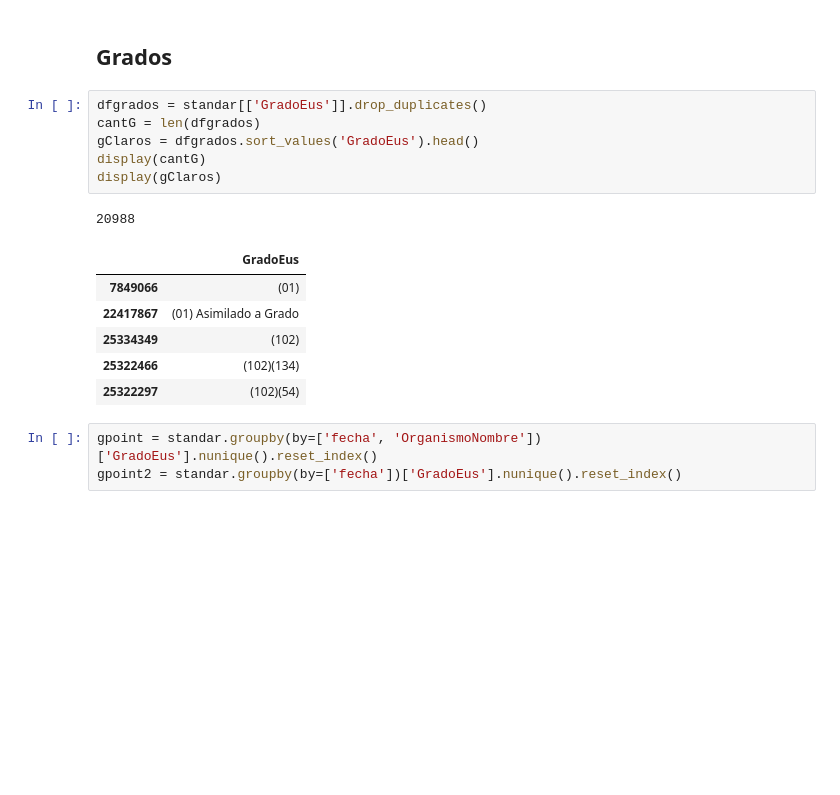
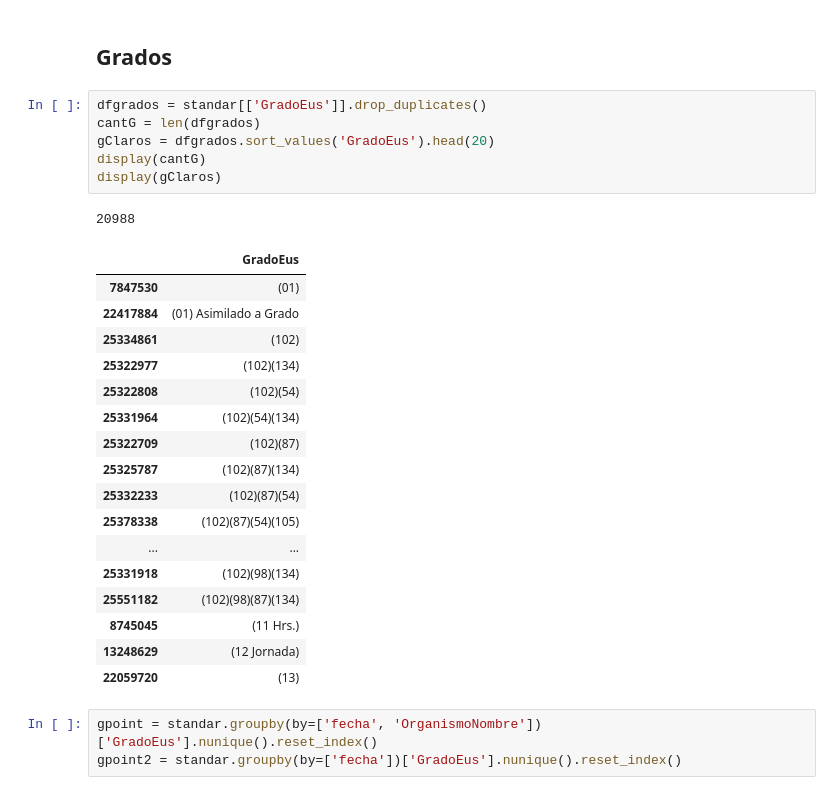
Before and after one commit to josemoragonzalez/PublicEmployment, a Jupyter notebook: informe.ipynb, the cells around one changed output. Cells and saved outputs as stored; diff of their text form; blank space fills up the shorter version.

```diff
--- a/informe.ipynb
+++ b/informe.ipynb
@@ -897,17 +901,28 @@ display(len(tcboxS[tcboxS['OrganismoNombre']>=10])/len(tcboxS)*100)
 # %%
 dfgrados = standar[['GradoEus']].drop_duplicates()
 cantG = len(dfgrados)
-gClaros = dfgrados.sort_values('GradoEus').head()
+gClaros = dfgrados.sort_values('GradoEus').head(20)
 display(cantG)
 display(gClaros)
 # %% [output]
 20988
 |  | GradoEus |
-| 7849066 | (01) |
-| 22417867 | (01) Asimilado a Grado |
-| 25334349 | (102) |
-| 25322466 | (102)(134) |
-| 25322297 | (102)(54) |
+| 7847530 | (01) |
+| 22417884 | (01) Asimilado a Grado |
+| 25334861 | (102) |
+| 25322977 | (102)(134) |
+| 25322808 | (102)(54) |
+| 25331964 | (102)(54)(134) |
+| 25322709 | (102)(87) |
+| 25325787 | (102)(87)(134) |
+| 25332233 | (102)(87)(54) |
+| 25378338 | (102)(87)(54)(105) |
+| ... | ... |
+| 25331918 | (102)(98)(134) |
+| 25551182 | (102)(98)(87)(134) |
+| 8745045 | (11 Hrs.) |
+| 13248629 | (12 Jornada) |
+| 22059720 | (13) |
 # %%
 gpoint = standar.groupby(by=['fecha', 'OrganismoNombre'])['GradoEus'].nunique().reset_index()
 gpoint2 = standar.groupby(by=['fecha'])['GradoEus'].nunique().reset_index()
```
Also changed, not shown: parts of 25 cells of this notebook, 19 other files.
